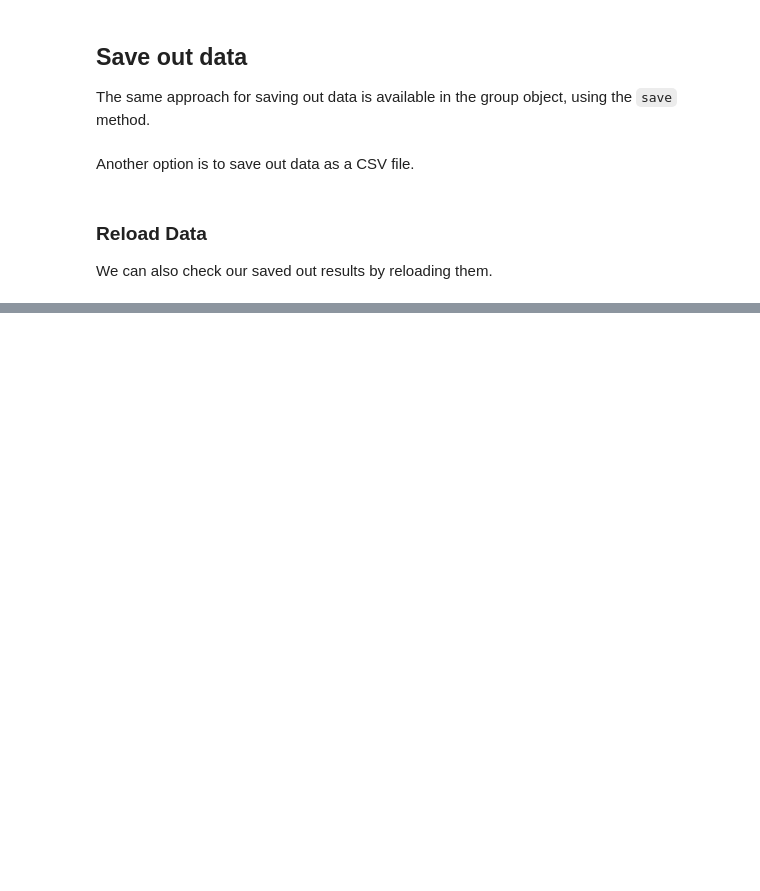
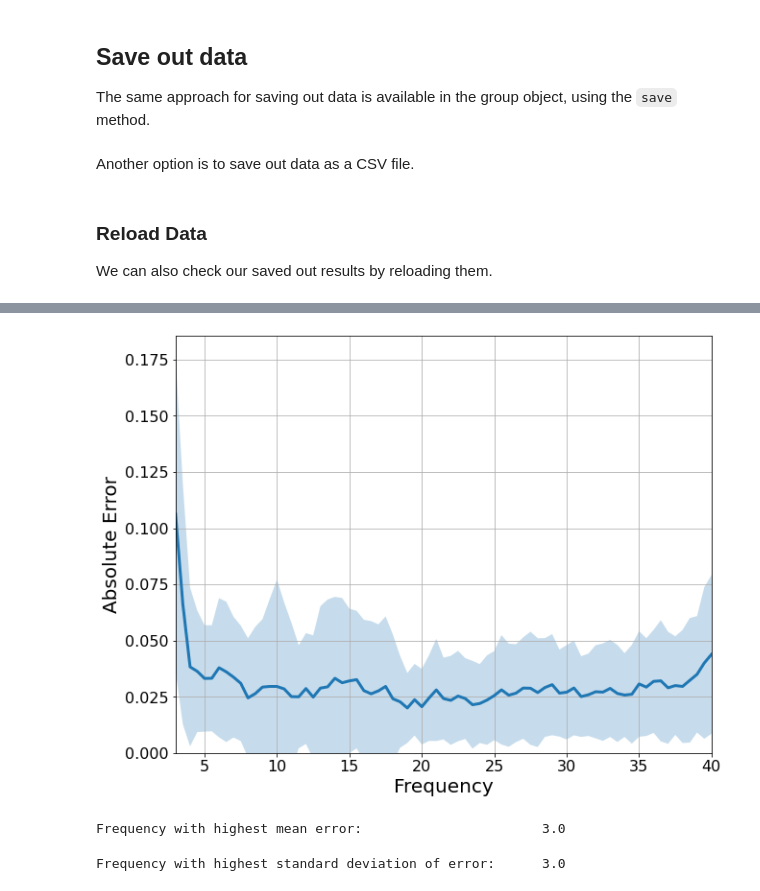
Before and after one commit to fooof-tools/DevelopmentalDemo, a Jupyter notebook: Python/02-GroupPSDs.ipynb, the cells around one changed output, grey strips where cells are left out. Saved outputs shown, nothing was run; the diff lists cells and outputs as text; code cells hidden in the pictures; blank space fills up the shorter version.

Commit message:
upd freq-by-freq error plt

```diff
--- a/Python/02-GroupPSDs.ipynb
+++ b/Python/02-GroupPSDs.ipynb
@@ -381,0 +370,5 @@ nfg.print_results()
+# %%
+# Plot frequency-by-frequency error
+compute_pointwise_error_fg(fg, plot_errors = True)
+# %% [output]
+[figure, added]
@@ -381,0 +378,12 @@ nfg.print_results()
+# %%
+# Check which frequency has the highest error
+f_max_err = fg.freqs[np.argmax(np.mean(errs_fg, 0))]
+print('Frequency with highest mean error: \t\t\t', f_max_err)
+# %% [output]
+Frequency with highest mean error:                       3.0
+# %%
+# Check which frequency has the largest standard deviation of error
+f_max_std = fg.freqs[np.argmax(np.std(errs_fg, 0))]
+print('Frequency with highest standard deviation of error: \t', f_max_std)
+# %% [output]
+Frequency with highest standard deviation of error:      3.0
```
Also changed, not shown: parts of 6 cells of this notebook, 1 other file.
